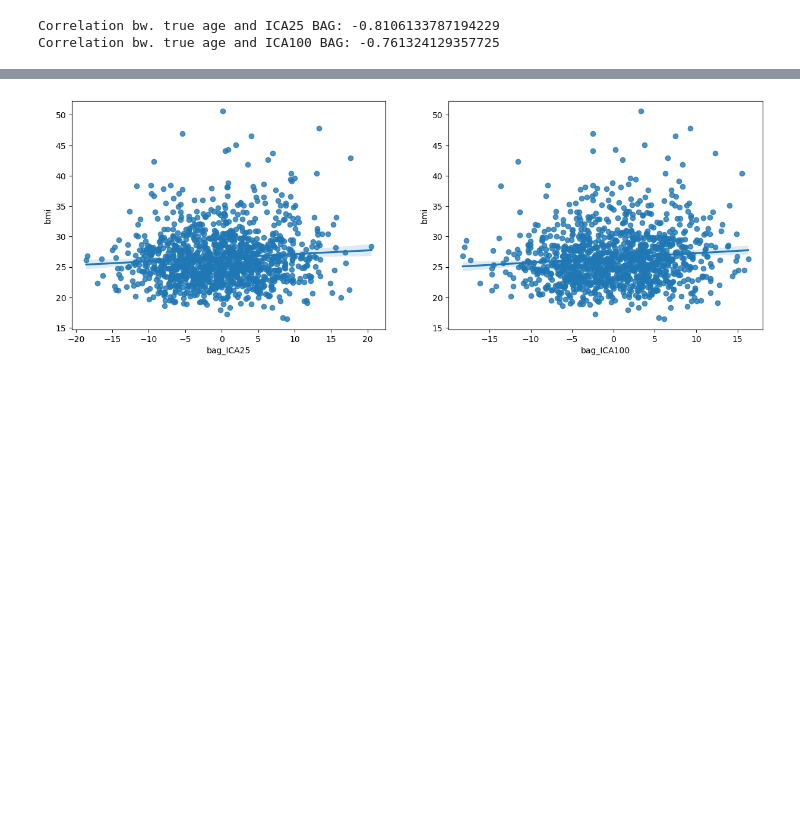
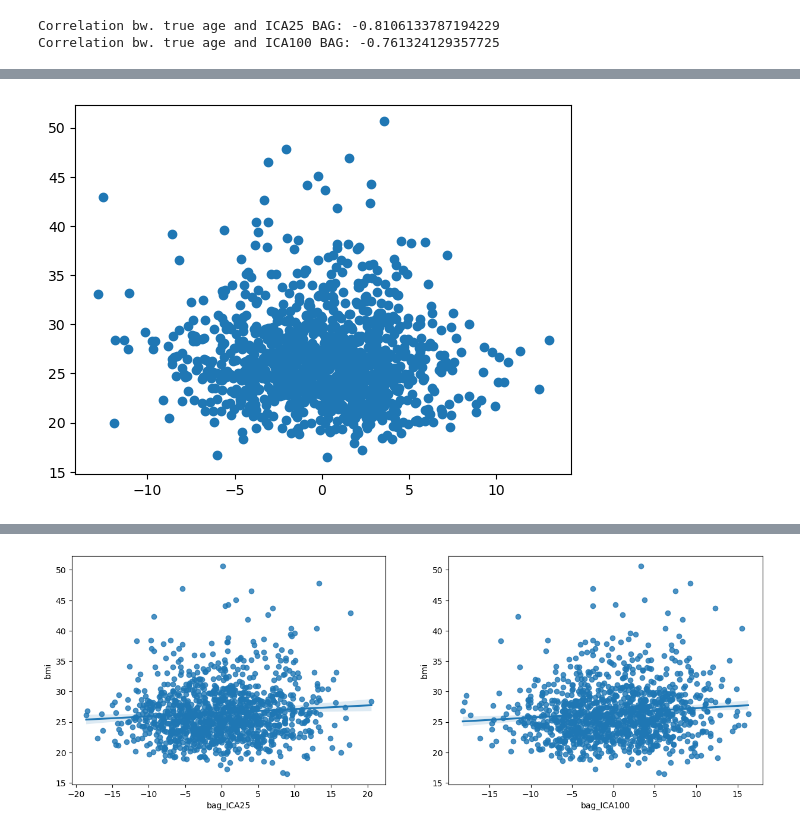
Before and after one commit to laura-riedel/IM, a Jupyter notebook: src/FinalModels/final_models_IM.ipynb, the cells around one changed output, grey strips where cells are left out. Saved outputs shown, nothing was run; the diff lists cells and outputs as text; code cells hidden in the pictures; blank space fills up the shorter version.

```diff
--- a/src/FinalModels/final_models_IM.ipynb
+++ b/src/FinalModels/final_models_IM.ipynb
@@ -286,0 +402,5 @@ import seaborn as sns
+# %%
+plt.scatter(bag25_detrended, valtest_overview['bmi'])
+plt.show()
+# %% [output]
+[figure, added]
```
Also changed, not shown: parts of 22 cells of this notebook, 3 other files.
